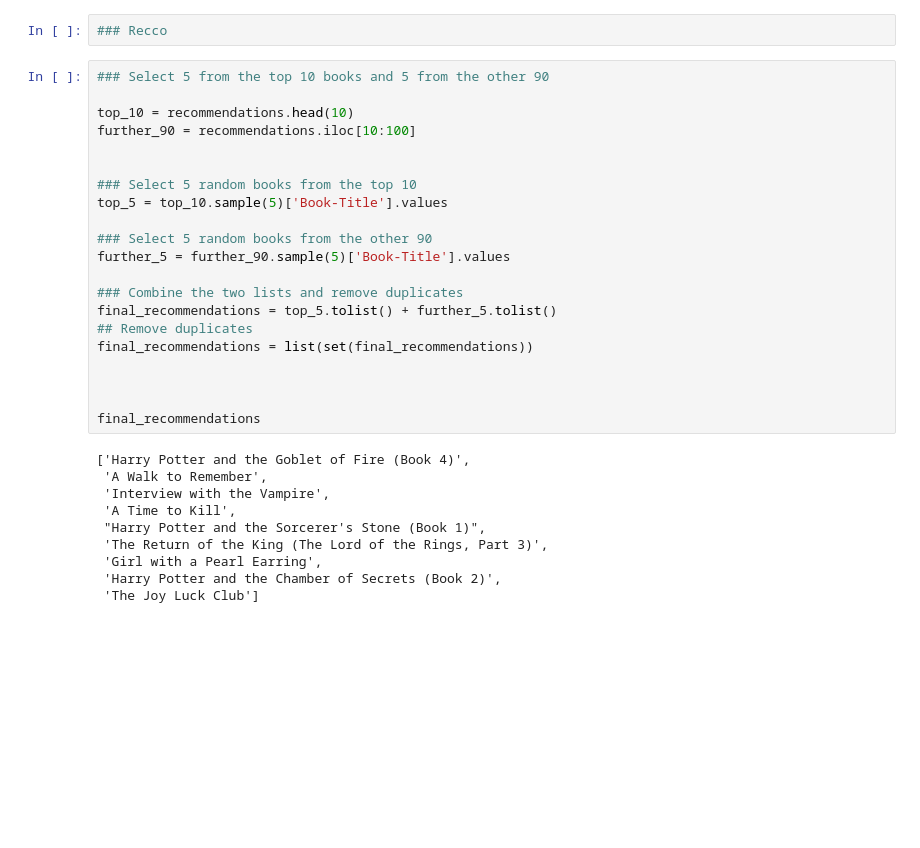
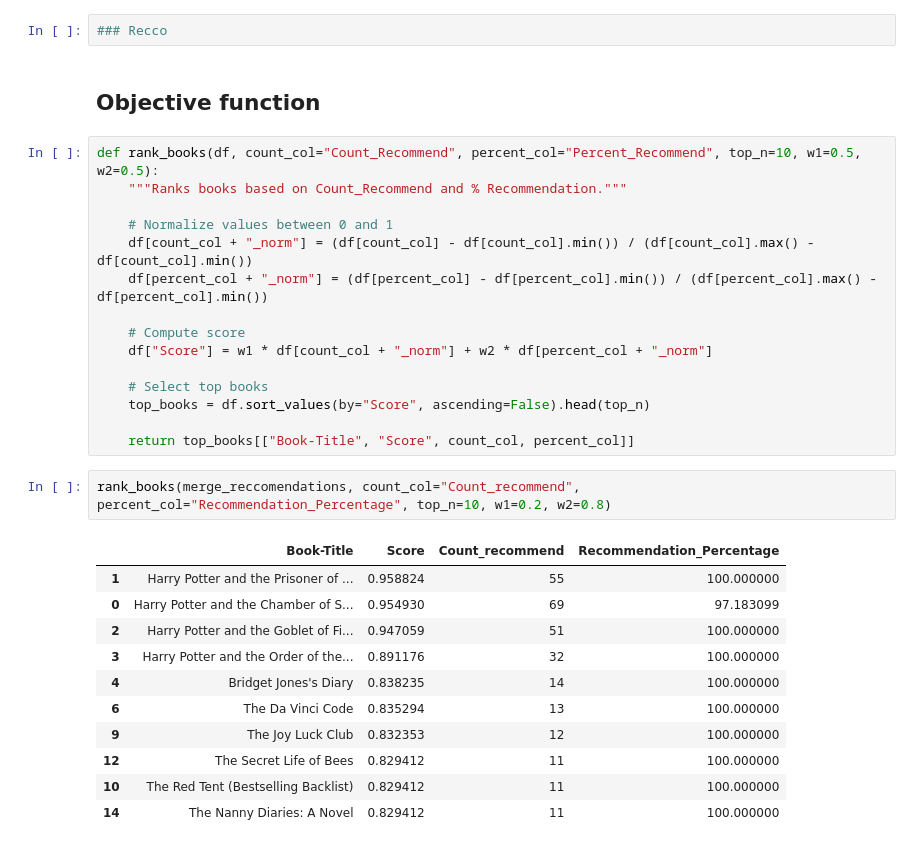
Before and after one commit to jtimko16/book-recommendation, a Jupyter notebook: notebooks/08. Assoc_rules.ipynb, the cells around one changed output. Drawn from its saved outputs; the diff is of its cells as text; blank space fills up the shorter version.

```diff
--- a/notebooks/08. Assoc_rules.ipynb
+++ b/notebooks/08. Assoc_rules.ipynb
@@ -253,33 +268,33 @@ merge_reccomendations
 # %%
 ### Recco
-# %%
-### Select 5 from the top 10 books and 5 from the other 90
-
-top_10 = recommendations.head(10)
-further_90 = recommendations.iloc[10:100]
-
-
-### Select 5 random books from the top 10
-top_5 = top_10.sample(5)['Book-Title'].values
-
-### Select 5 random books from the other 90
-further_5 = further_90.sample(5)['Book-Title'].values
-
-### Combine the two lists and remove duplicates
-final_recommendations = top_5.tolist() + further_5.tolist()
-## Remove duplicates
-final_recommendations = list(set(final_recommendations))
-
-
-
-final_recommendations
-# %% [output]
-['Harry Potter and the Goblet of Fire (Book 4)',
- 'A Walk to Remember',
- 'Interview with the Vampire',
- 'A Time to Kill',
- "Harry Potter and the Sorcerer's Stone (Book 1)",
- 'The Return of the King (The Lord of the Rings, Part 3)',
- 'Girl with a Pearl Earring',
- 'Harry Potter and the Chamber of Secrets (Book 2)',
- 'The Joy Luck Club']
+# %% [markdown]
+## Objective function
+# %%
+def rank_books(df, count_col="Count_Recommend", percent_col="Percent_Recommend", top_n=10, w1=0.5, w2=0.5):
+    """Ranks books based on Count_Recommend and % Recommendation."""
+
+    # Normalize values between 0 and 1
+    df[count_col + "_norm"] = (df[count_col] - df[count_col].min()) / (df[count_col].max() - df[count_col].min())
+    df[percent_col + "_norm"] = (df[percent_col] - df[percent_col].min()) / (df[percent_col].max() - df[percent_col].min())
+
+    # Compute score
+    df["Score"] = w1 * df[count_col + "_norm"] + w2 * df[percent_col + "_norm"]
+
+    # Select top books
+    top_books = df.sort_values(by="Score", ascending=False).head(top_n)
+
+    return top_books[["Book-Title", "Score", count_col, percent_col]]
+# %%
+rank_books(merge_reccomendations, count_col="Count_recommend", percent_col="Recommendation_Percentage", top_n=10, w1=0.2, w2=0.8)
+# %% [output]
+|  | Book-Title | Score | Count_recommend | Recommendation_Percentage |
+| 1 | Harry Potter and the Prisoner of ... | 0.958824 | 55 | 100.000000 |
+| 0 | Harry Potter and the Chamber of S... | 0.954930 | 69 | 97.183099 |
+| 2 | Harry Potter and the Goblet of Fi... | 0.947059 | 51 | 100.000000 |
+| 3 | Harry Potter and the Order of the... | 0.891176 | 32 | 100.000000 |
+| 4 | Bridget Jones's Diary | 0.838235 | 14 | 100.000000 |
+| 6 | The Da Vinci Code | 0.835294 | 13 | 100.000000 |
+| 9 | The Joy Luck Club | 0.832353 | 12 | 100.000000 |
+| 12 | The Secret Life of Bees | 0.829412 | 11 | 100.000000 |
+| 10 | The Red Tent (Bestselling Backlist) | 0.829412 | 11 | 100.000000 |
+| 14 | The Nanny Diaries: A Novel | 0.829412 | 11 | 100.000000 |
```
Also changed, not shown: parts of 6 cells of this notebook.
